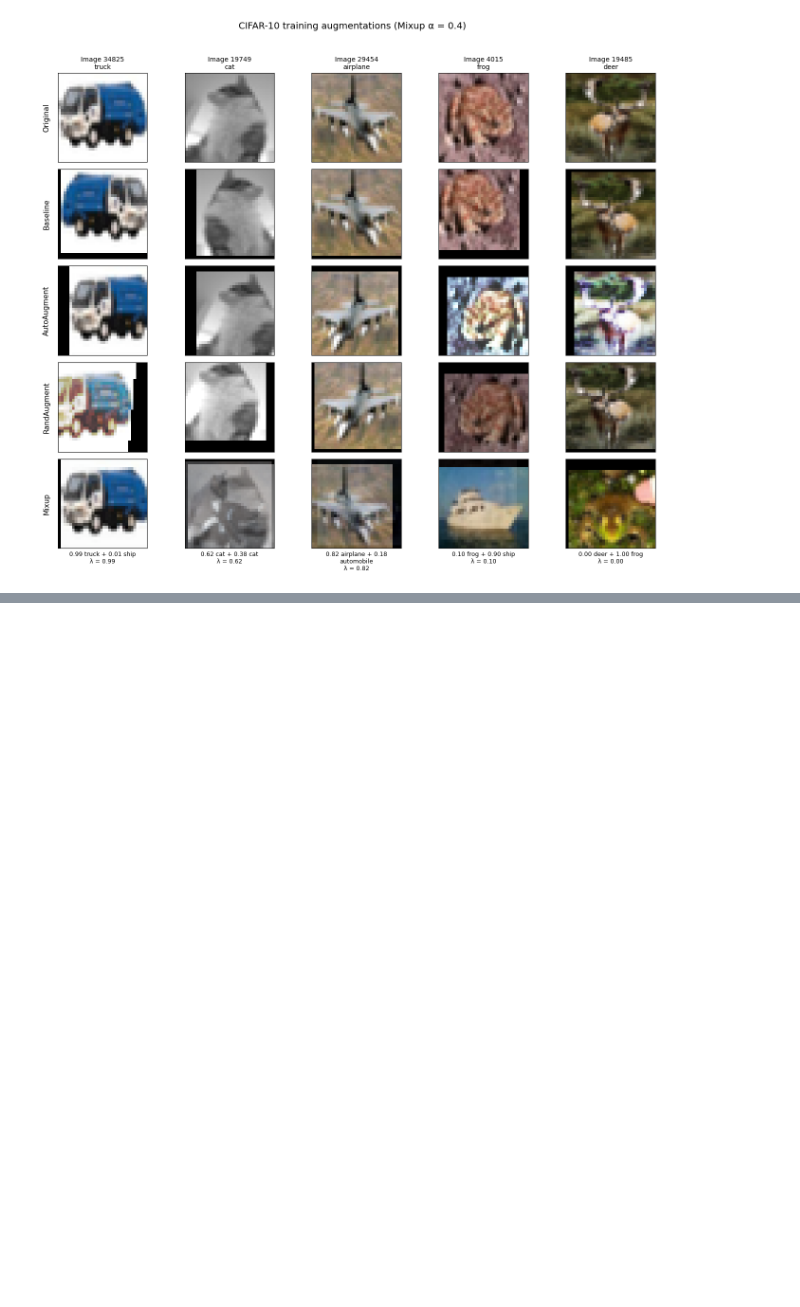
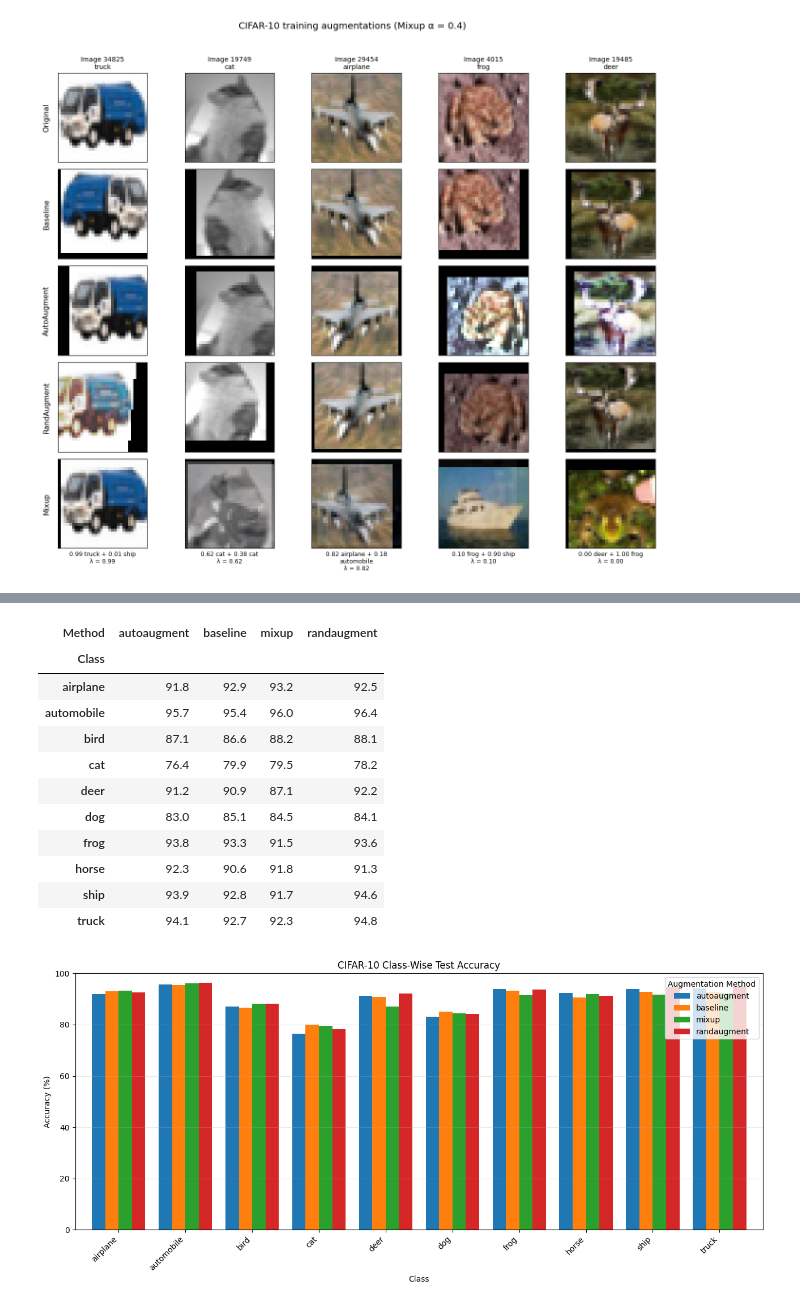
Before and after one commit to CandidoS391/learning-under-transformation, a Jupyter notebook: autoaugment_randaugment_mixup.ipynb, the cells around one changed output, grey strips where cells are left out. Drawn from its saved outputs; the diff is of its cells as text; code cells hidden in the pictures; blank space fills up the shorter version.

```diff
--- a/autoaugment_randaugment_mixup.ipynb
+++ b/autoaugment_randaugment_mixup.ipynb
@@ -466,0 +1161,60 @@ Although these examples help illustrate the differences between the augmentation
+# %%
+# Compare per-class test accuracy across the four augmentation methods.
+
+class_accuracy_rows = []
+
+for name, result in test_results.items():
+  labels = result["labels"]
+  predictions = result["predictions"]
+
+  for class_id, class_name in enumerate(class_names):
+    mask = labels == class_id
+
+    class_accuracy_rows.append({
+      "Method": name,
+      "Class": class_name,
+      "Accuracy (%)": 100 * np.mean(
+        predictions[mask] == labels[mask]
+      ),
+    })
+
+class_accuracy_df = pd.DataFrame(class_accuracy_rows)
+
+class_accuracy_pivot = class_accuracy_df.pivot(
+  index="Class",
+  columns="Method",
+  values="Accuracy (%)"
+)
+
+display(class_accuracy_pivot.round(2))
+
+ax = class_accuracy_pivot.plot(
+  kind="bar",
+  figsize=(13, 6),
+  width=0.8
+)
+
+ax.set_title("CIFAR-10 Class-Wise Test Accuracy")
+ax.set_xlabel("Class")
+ax.set_ylabel("Accuracy (%)")
+ax.set_ylim(0, 100)
+ax.legend(title="Augmentation Method")
+ax.grid(axis="y", alpha=0.3)
+
+plt.xticks(rotation=45, ha="right")
+plt.tight_layout()
+plt.show()
+# %% [output]
+| Method | autoaugment | baseline | mixup | randaugment |
+| Class |  |  |  |  |
+| airplane | 91.8 | 92.9 | 93.2 | 92.5 |
+| automobile | 95.7 | 95.4 | 96.0 | 96.4 |
+| bird | 87.1 | 86.6 | 88.2 | 88.1 |
+| cat | 76.4 | 79.9 | 79.5 | 78.2 |
+| deer | 91.2 | 90.9 | 87.1 | 92.2 |
+| dog | 83.0 | 85.1 | 84.5 | 84.1 |
+| frog | 93.8 | 93.3 | 91.5 | 93.6 |
+| horse | 92.3 | 90.6 | 91.8 | 91.3 |
+| ship | 93.9 | 92.8 | 91.7 | 94.6 |
+| truck | 94.1 | 92.7 | 92.3 | 94.8 |
+[figure, added]
```
Also changed, not shown: parts of 24 cells of this notebook.
